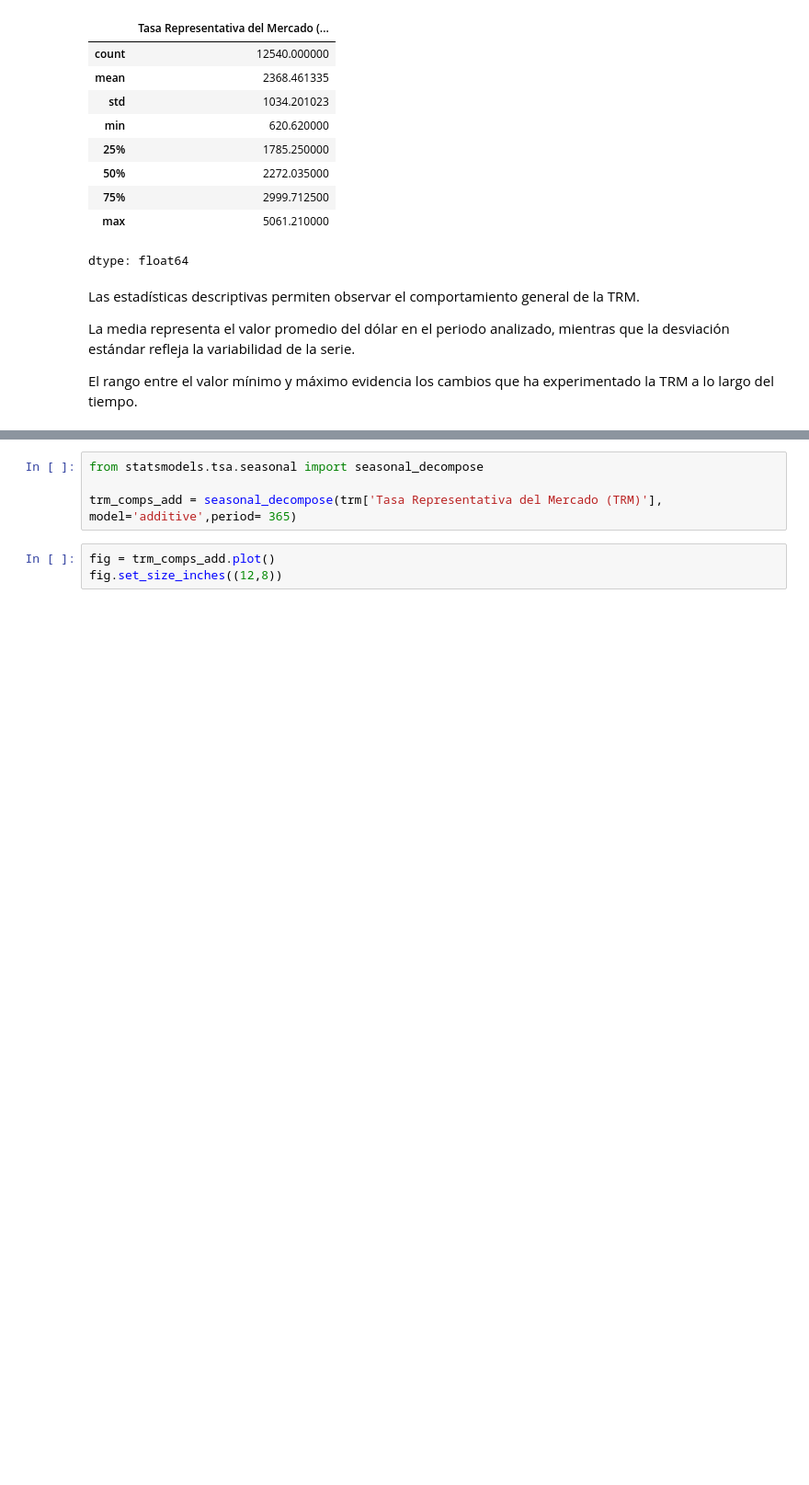
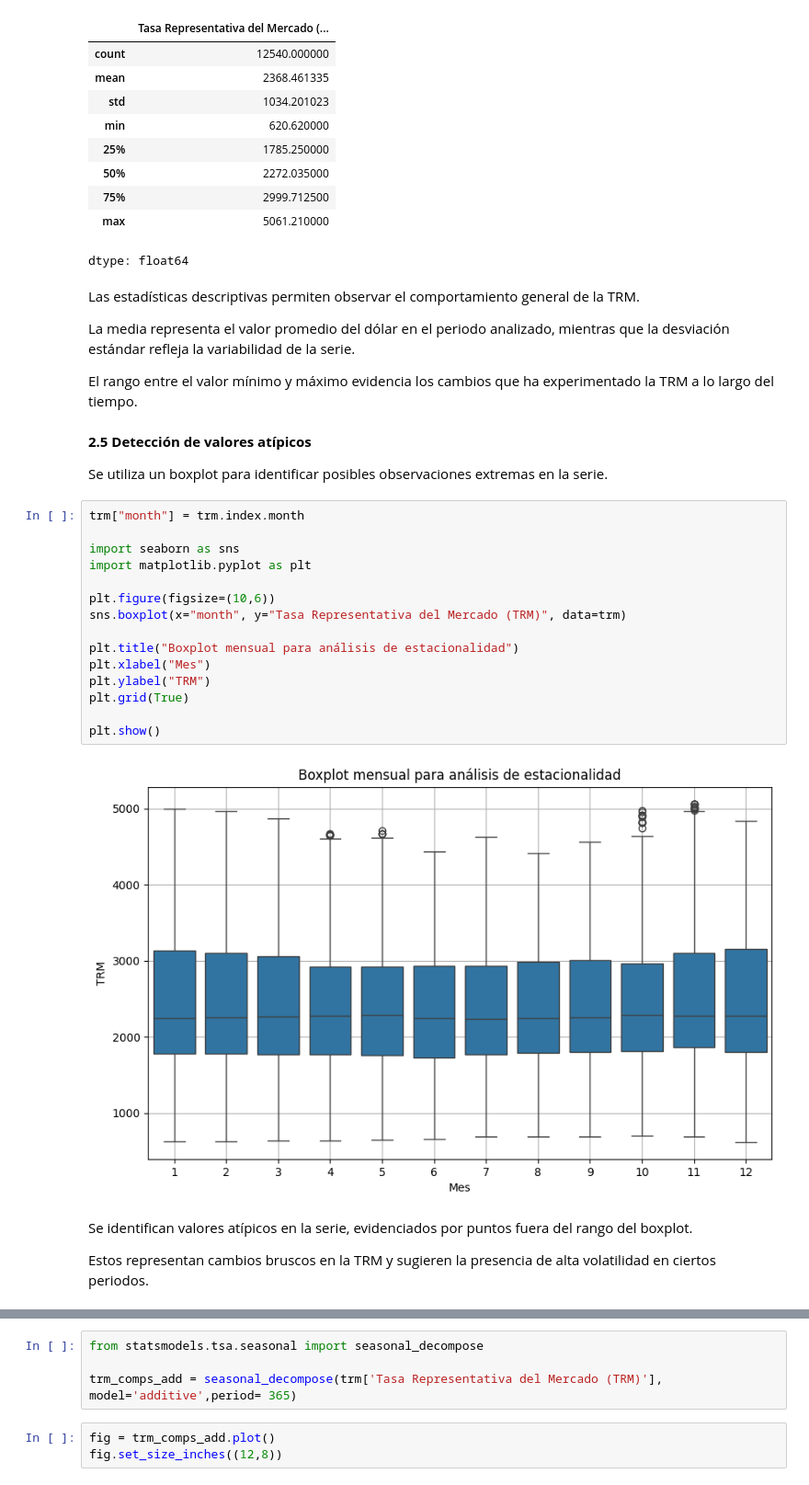
Before and after one commit to carlosvasquez3/M.Sc.-in-Data-Science, a Jupyter notebook: Estadística/TRM.ipynb, the cells around one changed output, grey strips where cells are left out. Shown at 92% size. Drawn from its saved outputs; the diff is of its cells as text; blank space fills up the shorter version.

Commit message:
2.5 Valores atipicos y analisis de estacionabilidad

```diff
--- a/Estadística/TRM.ipynb
+++ b/Estadística/TRM.ipynb
@@ -149,3 +149,28 @@ Las estadísticas descriptivas permiten observar el comportamiento general de la
 La media representa el valor promedio del dólar en el periodo analizado, mientras que la desviación estándar refleja la variabilidad de la serie.
 
 El rango entre el valor mínimo y máximo evidencia los cambios que ha experimentado la TRM a lo largo del tiempo.
+# %% [markdown]
+**2.5 Detección de valores atípicos**
+
+Se utiliza un boxplot para identificar posibles observaciones extremas en la serie.
+# %%
+trm["month"] = trm.index.month
+
+import seaborn as sns
+import matplotlib.pyplot as plt
+
+plt.figure(figsize=(10,6))
+sns.boxplot(x="month", y="Tasa Representativa del Mercado (TRM)", data=trm)
+
+plt.title("Boxplot mensual para análisis de estacionalidad")
+plt.xlabel("Mes")
+plt.ylabel("TRM")
+plt.grid(True)
+
+plt.show()
+# %% [output]
+[figure, added]
+# %% [markdown]
+Se identifican valores atípicos en la serie, evidenciados por puntos fuera del rango del boxplot.
+
+Estos representan cambios bruscos en la TRM y sugieren la presencia de alta volatilidad en ciertos periodos.
```
Also changed, not shown: parts of 1 cell of this notebook.
